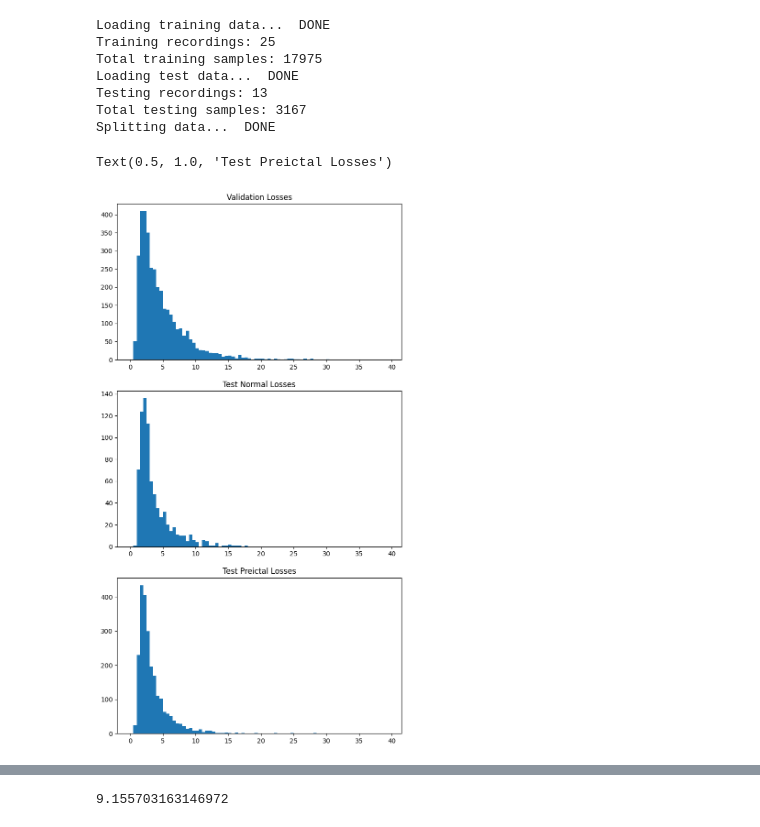
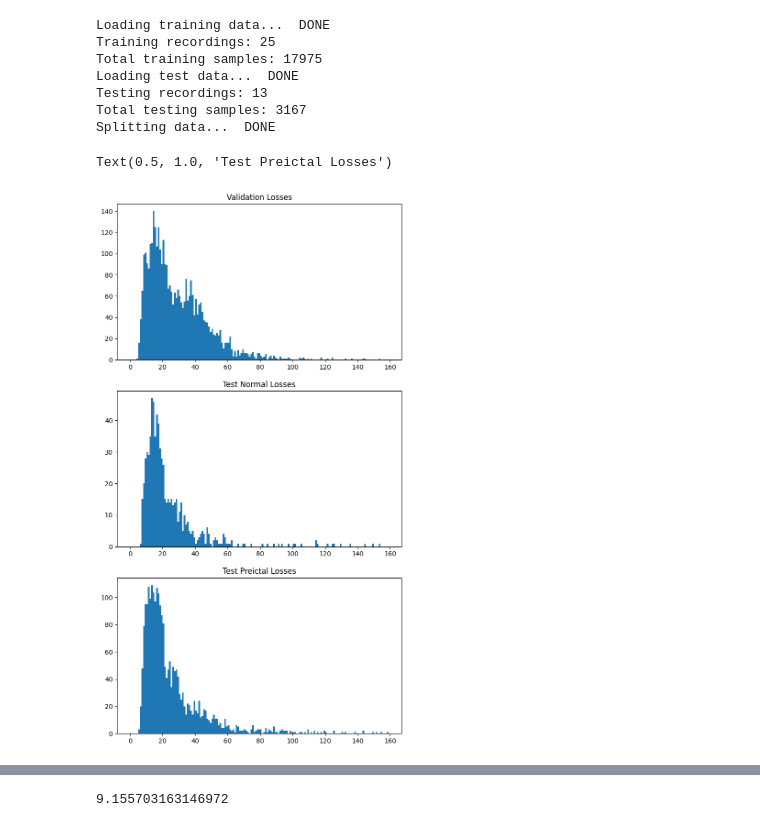
Before and after one commit to UniversityProjectsAtUnisa/epilepsy-prediction_thesis, a Jupyter notebook: scripts/torch/threshold_analysis.ipynb, the cells around one changed output, grey strips where cells are left out. Cells and saved outputs as stored; diff of their text form; code cells hidden in the pictures.

```diff
--- a/scripts/torch/threshold_analysis.ipynb
+++ b/scripts/torch/threshold_analysis.ipynb
@@ -47,15 +49,15 @@ test_normal_losses = np.concatenate(test_normal_losses)
 test_preictal_losses = np.concatenate(test_preictal_losses)
 # %%
 fig, axs = plt.subplots(3, 1, figsize=(8, 15))
-axs[0].hist(val_losses, bins=[x/2 for x in range(0, 80, 1)])
+axs[0].hist(val_losses, bins=[x for x in range(0, 160, 5)])
 axs[0].set_title("Validation Losses")
-axs[1].hist(test_normal_losses, bins=[x/2 for x in range(0, 80, 1)])
+axs[1].hist(test_normal_losses, bins=[x for x in range(0, 160, 5)])
 axs[1].set_title("Test Normal Losses")
-axs[2].hist(test_preictal_losses, bins=[x/2 for x in range(0, 80, 1)])
+axs[2].hist(test_preictal_losses, bins=[x for x in range(0, 160, 5)])
 axs[2].set_title("Test Preictal Losses")
 # %% [output]
 Text(0.5, 1.0, 'Test Preictal Losses')
-[figure, old version]
+[figure, new version]
 # %%
 x = np.arange(98,100.1,0.1)
 x = np.percentile(val_losses, x)
```
Also changed, not shown: parts of 2 cells of this notebook, 1 other file.
